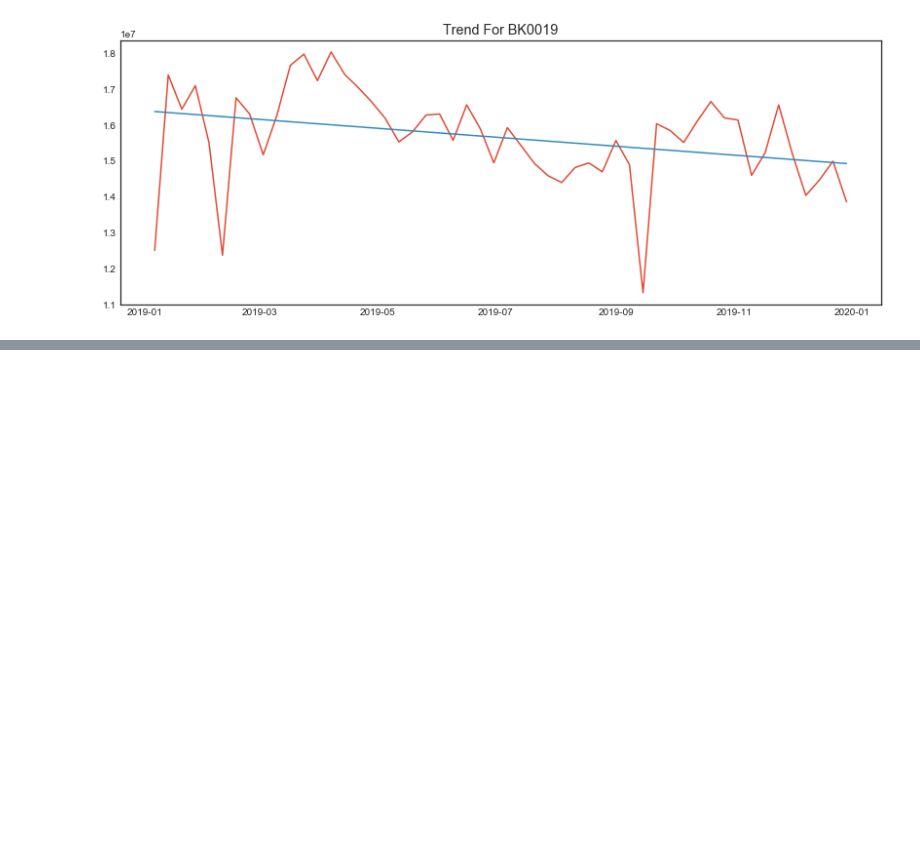
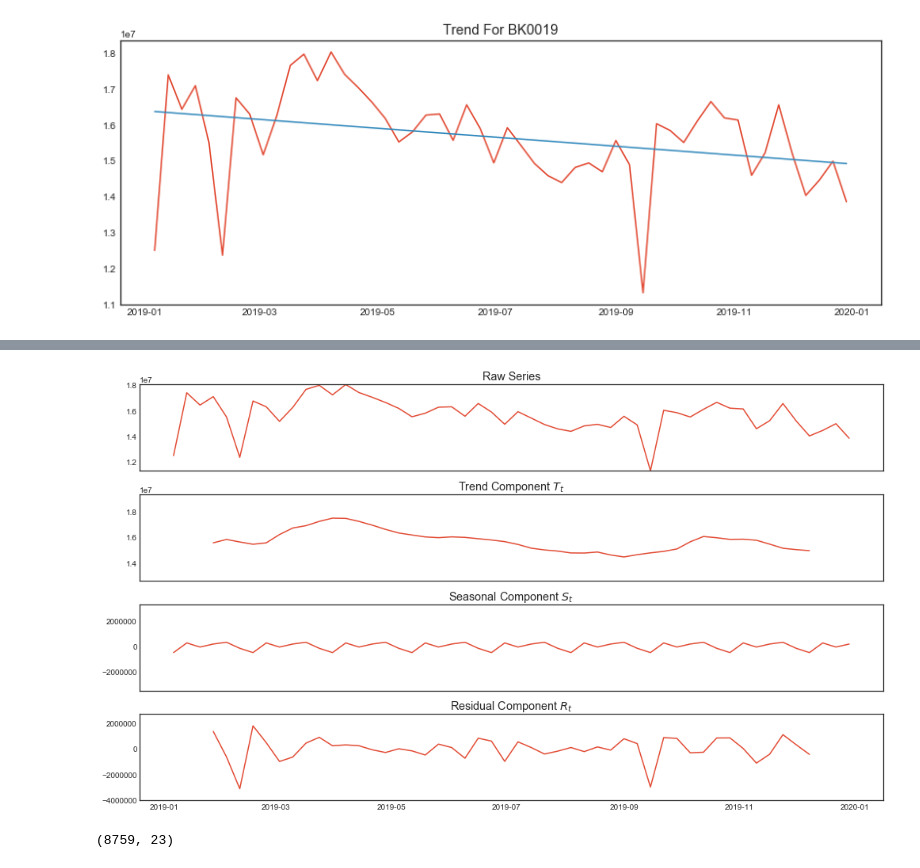
Before and after one commit to chul0717/capstone2, a Jupyter notebook: src/notebook.ipynb, the cells around one changed output, grey strips where cells are left out. Drawn from its saved outputs; the diff is of its cells as text; code cells hidden in the pictures; blank space fills up the shorter version.

```diff
--- a/src/notebook.ipynb
+++ b/src/notebook.ipynb
@@ -290,0 +298,31 @@ plot_ma_trend(ax, store_df1, "BK0019")
+# %%
+def plot_shared_yscales(axs, x, ys, titles):
+    ymiddles =  [ (y.max()+y.min())/2 for y in ys ]
+    yrange = max( (y.max()-y.min())/2 for y in ys )
+    for ax, y, title, ymiddle in zip(axs, ys, titles, ymiddles):
+        ax.plot(x, y)
+        ax.set_title(title)
+        ax.set_ylim((ymiddle-yrange, ymiddle+yrange))
+
+def plot_seasonal_decomposition(axs, store_df, STORE_CODE, view, freq):
+    store_df = store_df.fillna(0)
+    store_df.last(view)
+    series = store_df[STORE_CODE]
+    sd = sm.tsa.seasonal_decompose(series, freq=freq)
+    plot_shared_yscales(axs,
+                        series.index,
+                        [series, sd.trend, sd.seasonal, sd.resid],
+                        ["Raw Series",
+                         "Trend Component $T_t$",
+                         "Seasonal Component $S_t$",
+                         "Residual Component $R_t$"])
+# %%
+fig, axs = plt.subplots(4, figsize=(14, 8), sharex=True)
+plot_seasonal_decomposition(axs,
+                            store_df1,
+                            "BK0019",
+                            view=""
+                            freq=6)
+plt.tight_layout()
+# %% [output]
+[figure, added]
@@ -290,0 +333,4 @@ plot_ma_trend(ax, store_df1, "BK0019")
+# %%
+store_df2.shape
+# %% [output]
+(8759, 23)
```
Also changed, not shown: parts of 7 cells of this notebook.
